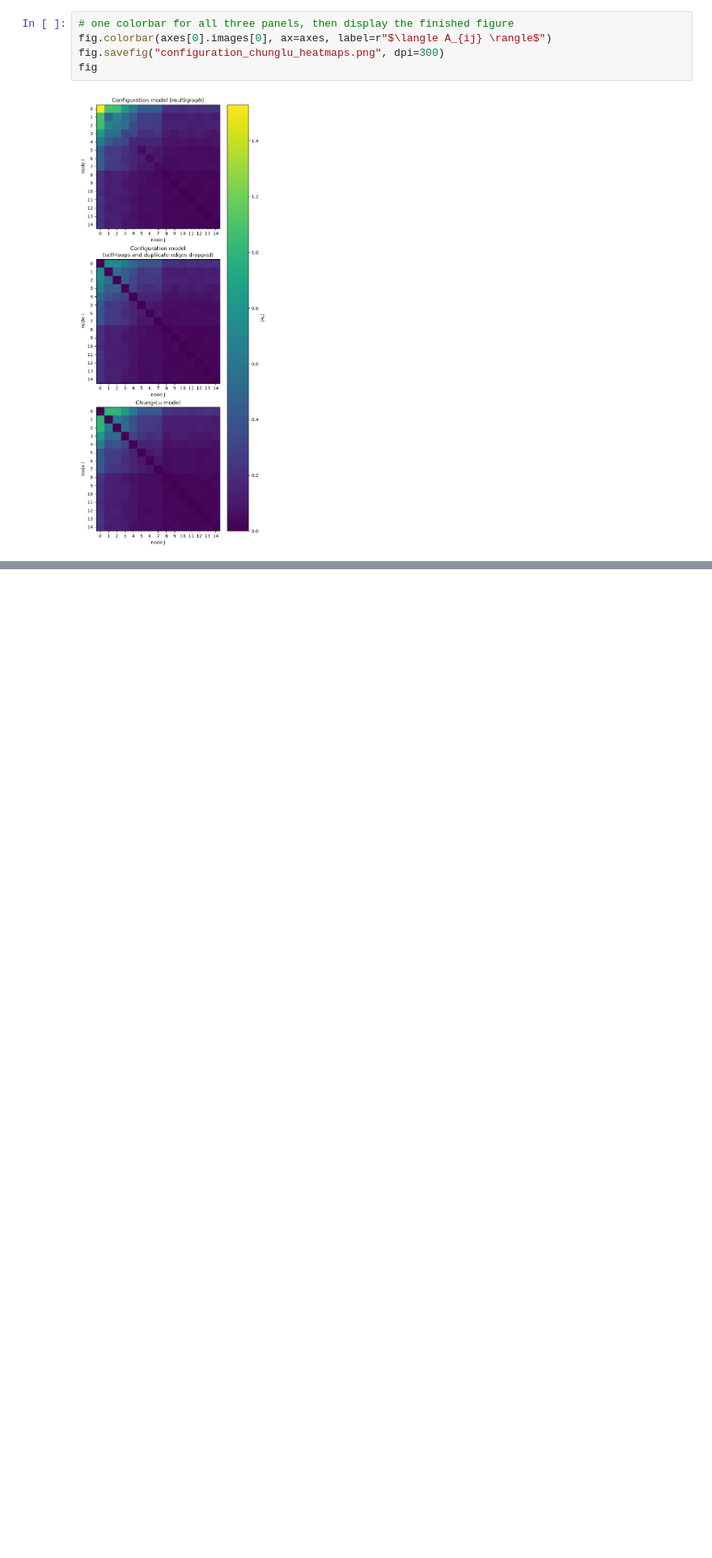
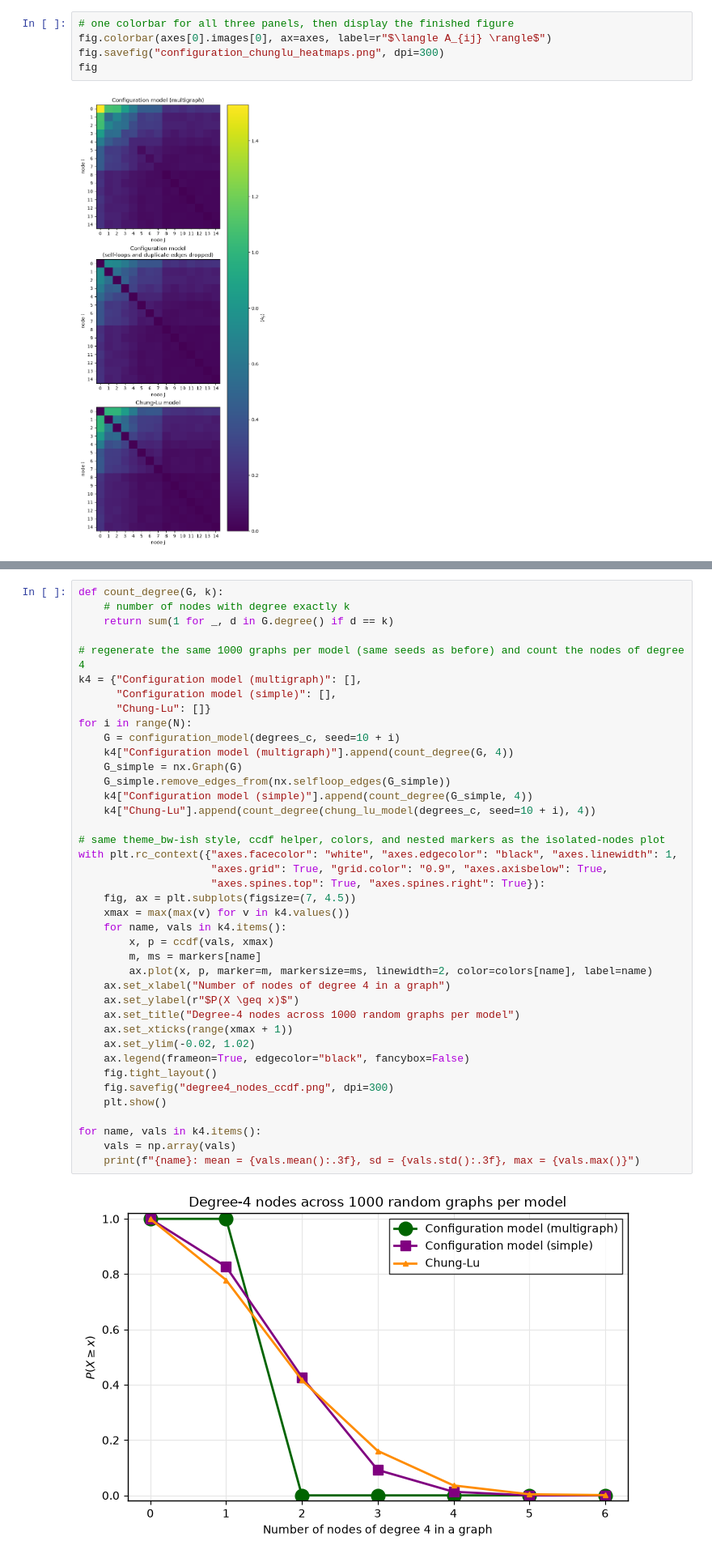
Before and after one commit to 14arjunk/CNET5051_Assignments, a Jupyter notebook: Assignment 2 Files/assignment02_kumar.ipynb, the cells around one changed output, grey strips where cells are left out. Shown at 81% size. Cells and saved outputs as stored; diff of their text form; blank space fills up the shorter version.

```diff
--- a/Assignment 2 Files/assignment02_kumar.ipynb
+++ b/Assignment 2 Files/assignment02_kumar.ipynb
@@ -226,0 +315,42 @@ fig
+# %%
+def count_degree(G, k):
+    # number of nodes with degree exactly k
+    return sum(1 for _, d in G.degree() if d == k)
+
+# regenerate the same 1000 graphs per model (same seeds as before) and count the nodes of degree 4
+k4 = {"Configuration model (multigraph)": [],
+      "Configuration model (simple)": [],
+      "Chung-Lu": []}
+for i in range(N):
+    G = configuration_model(degrees_c, seed=10 + i)
+    k4["Configuration model (multigraph)"].append(count_degree(G, 4))
+    G_simple = nx.Graph(G)
+    G_simple.remove_edges_from(nx.selfloop_edges(G_simple))
+    k4["Configuration model (simple)"].append(count_degree(G_simple, 4))
+    k4["Chung-Lu"].append(count_degree(chung_lu_model(degrees_c, seed=10 + i), 4))
+
+# same theme_bw-ish style, ccdf helper, colors, and nested markers as the isolated-nodes plot
+with plt.rc_context({"axes.facecolor": "white", "axes.edgecolor": "black", "axes.linewidth": 1,
+                     "axes.grid": True, "grid.color": "0.9", "axes.axisbelow": True,
+                     "axes.spines.top": True, "axes.spines.right": True}):
+    fig, ax = plt.subplots(figsize=(7, 4.5))
+    xmax = max(max(v) for v in k4.values())
+    for name, vals in k4.items():
+        x, p = ccdf(vals, xmax)
+        m, ms = markers[name]
+        ax.plot(x, p, marker=m, markersize=ms, linewidth=2, color=colors[name], label=name)
+    ax.set_xlabel("Number of nodes of degree 4 in a graph")
+    ax.set_ylabel(r"$P(X \geq x)$")
+    ax.set_title("Degree-4 nodes across 1000 random graphs per model")
+    ax.set_xticks(range(xmax + 1))
+    ax.set_ylim(-0.02, 1.02)
+    ax.legend(frameon=True, edgecolor="black", fancybox=False)
+    fig.tight_layout()
+    fig.savefig("degree4_nodes_ccdf.png", dpi=300)
+    plt.show()
+
+for name, vals in k4.items():
+    vals = np.array(vals)
+    print(f"{name}: mean = {vals.mean():.3f}, sd = {vals.std():.3f}, max = {vals.max()}")
+# %% [output]
+[figure, added]
```
Also changed, not shown: parts of 8 cells of this notebook, 2 other files.
